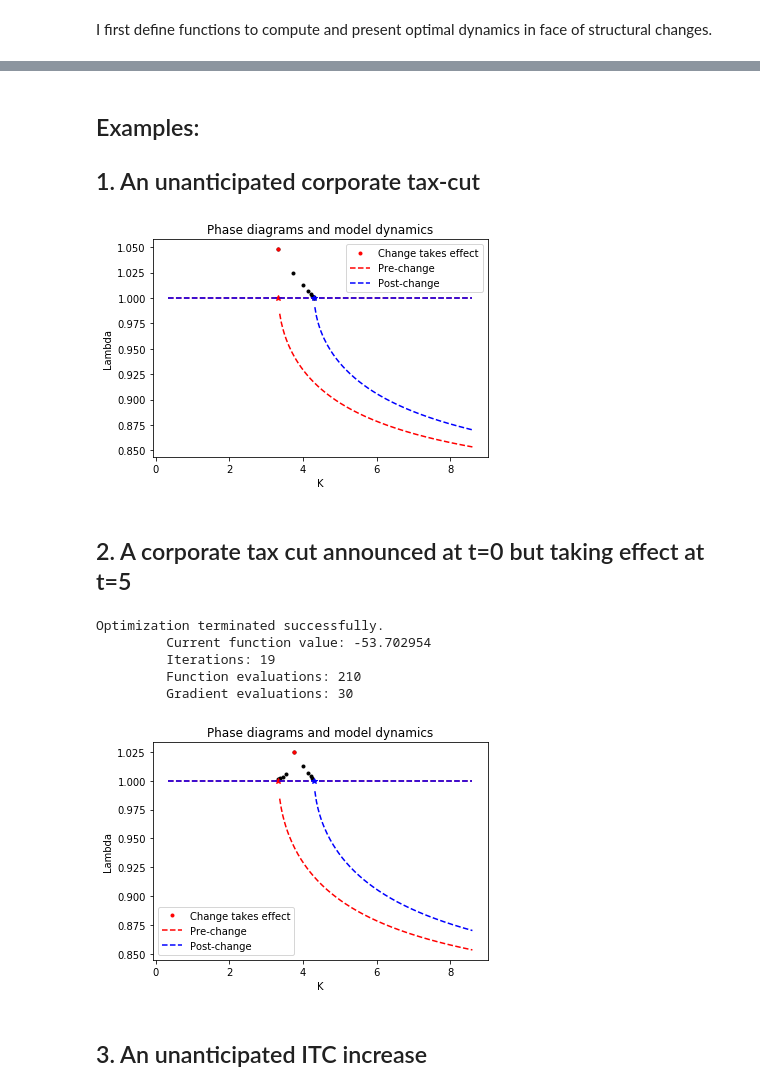
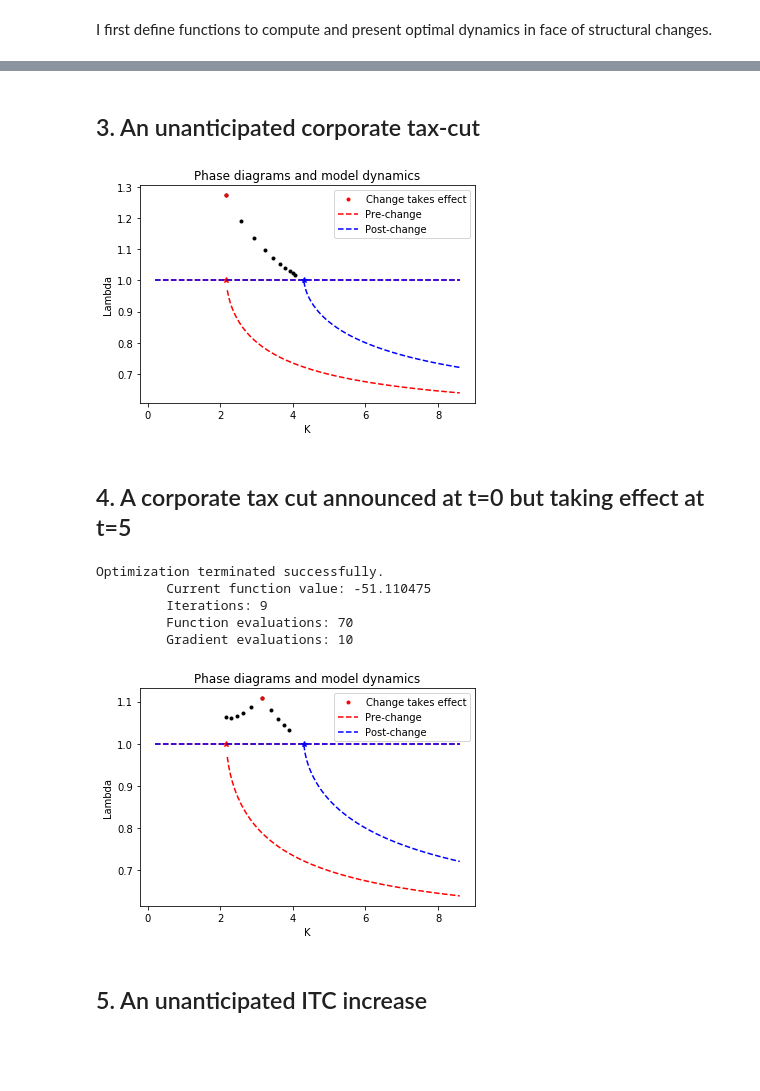
Before and after one commit to Mv77/Q_Investment, a Jupyter notebook: Examples_structural_change.ipynb, the cells around one changed output, grey strips where cells are left out. Saved outputs shown, nothing was run; the diff lists cells and outputs as text; code cells hidden in the pictures; blank space fills up the shorter version.

```diff
--- a/Examples_structural_change.ipynb
+++ b/Examples_structural_change.ipynb
@@ -33,32 +33,32 @@ def pathValue(invest,mod1,mod2,k0,t):
     value += (mod1.beta**t)*mod2.value_func(k[t])
     return(value)
 
-def structural_change(mod1,mod2,k0,t,T,npoints = 100):
+def structural_change(mod1,mod2,k0,t_change,T_sim,npoints = 100):
 
-    if t > 0:
-        fobj = lambda x: -1*pathValue(x,mod1,mod2,k0,t)
+    if t_change > 0:
+        fobj = lambda x: -1*pathValue(x,mod1,mod2,k0,t_change)
         inv = optimize.minimize(fobj,x0 = np.ones(t)*mod1.kss*mod2.delta, options = {'disp': True}).x
 
     # Find path of capital and lambda
-    k = np.zeros(T)
-    lam = np.zeros(T)
+    k = np.zeros(T_sim)
+    lam = np.zeros(T_sim)
     k[0] = k0
-    for i in range(0,T-1):
+    for i in range(0,T_sim-1):
 
-        if i < t:
+        if i < t_change:
             k[i+1] = k[i]*(1-mod1.delta) + inv[i]
             lam[i] = mod1.findLambda(k[i],k[i+1])
         else:
             k[i+1] = mod2.k1Func(k[i])
             lam[i] = mod2.findLambda(k[i],k[i+1])
 
-    lam[T-1] = mod2.findLambda(k[T-1],mod2.k1Func(k[T-1]))
+    lam[T_sim-1] = mod2.findLambda(k[T_sim-1],mod2.k1Func(k[T_sim-1]))
 
     plt.figure()
 
     # Plot k,lambda path
     plt.plot(k,lam,'.k')
-    plt.plot(k[t],lam[t],'.r',label = 'Change takes effect')
+    plt.plot(k[t_change],lam[t_change],'.r',label = 'Change takes effect')
 
     k_range = np.linspace(0.1*min(mod1.kss,mod2.kss),2*max(mod1.kss,mod2.kss),npoints)
     mods = [mod1,mod2]
@@ -82,9 +111,7 @@ def structural_change(mod1,mod2,k0,t,T,npoints = 100):
 # %% [markdown]
-## Examples:
-
-## 1. An unanticipated corporate tax-cut
+## 3. An unanticipated corporate tax-cut
 # %%
-Q1 = Qmod(tau = 0.2)
+Q1 = Qmod(tau = 0.4)
 Q1.solve()
 Q2 = Qmod(tau = 0.05)
 Q2.solve()
@@ -93,23 +120,23 @@ t = 0
 T = 10
 k0 = Q1.kss
 
-sol = structural_change(mod1 = Q1, mod2 = Q2, k0 = k0, t = t,T=T,npoints = 200)
+sol = structural_change(mod1 = Q1, mod2 = Q2, k0 = k0, t_change = t,T_sim=T,npoints = 200)
 # %% [output]
-[figure, old version]
+[figure, new version]
 # %% [markdown]
-## 2. A corporate tax cut announced at t=0 but taking effect at t=5
+## 4. A corporate tax cut announced at t=0 but taking effect at t=5
 # %%
 t = 5
-sol = structural_change(mod1 = Q1, mod2 = Q2, k0 = k0, t = t,T=T,npoints = 200)
+sol = structural_change(mod1 = Q1, mod2 = Q2, k0 = k0, t_change = t,T_sim=T,npoints = 200)
 # %% [output]
 Optimization terminated successfully.
-         Current function value: -53.702954
-         Iterations: 19
-         Function evaluations: 210
-         Gradient evaluations: 30
+         Current function value: -51.110475
+         Iterations: 9
+         Function evaluations: 70
+         Gradient evaluations: 10
-[figure, old version]
+[figure, new version]
 # %% [markdown]
-## 3. An unanticipated ITC increase
+## 5. An unanticipated ITC increase
 # %%
 Q1 = Qmod(zeta = 0)
 Q1.solve()
```
Also changed, not shown: parts of 7 cells of this notebook, 2 other files.
